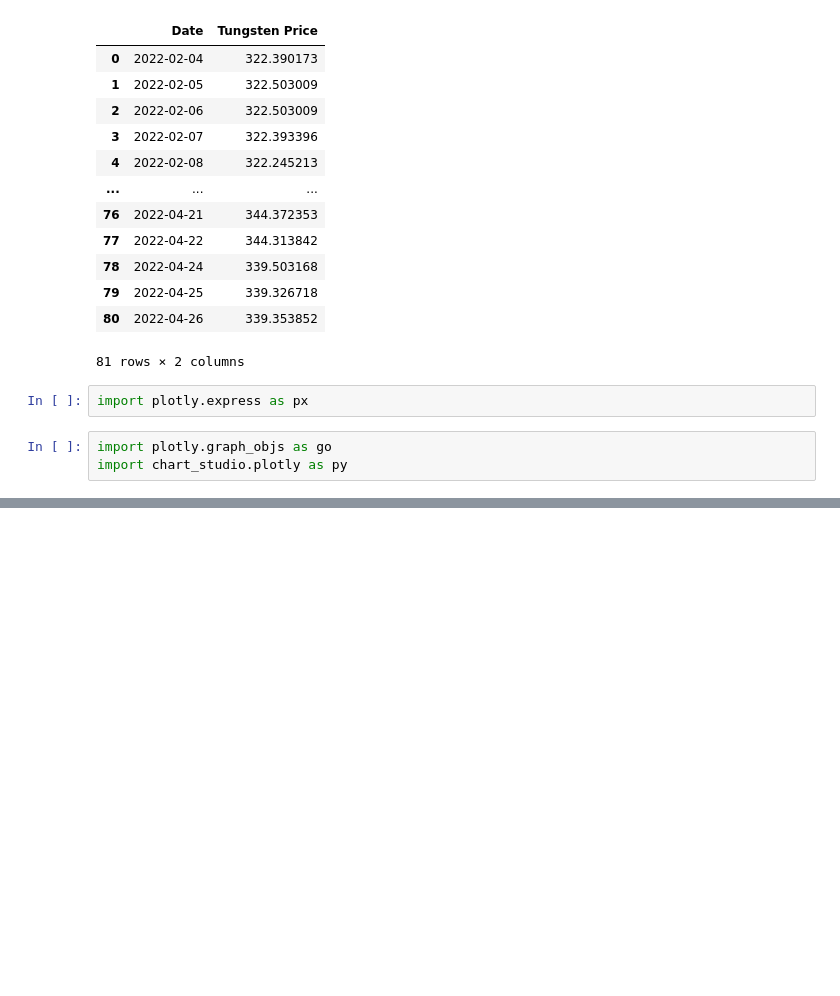
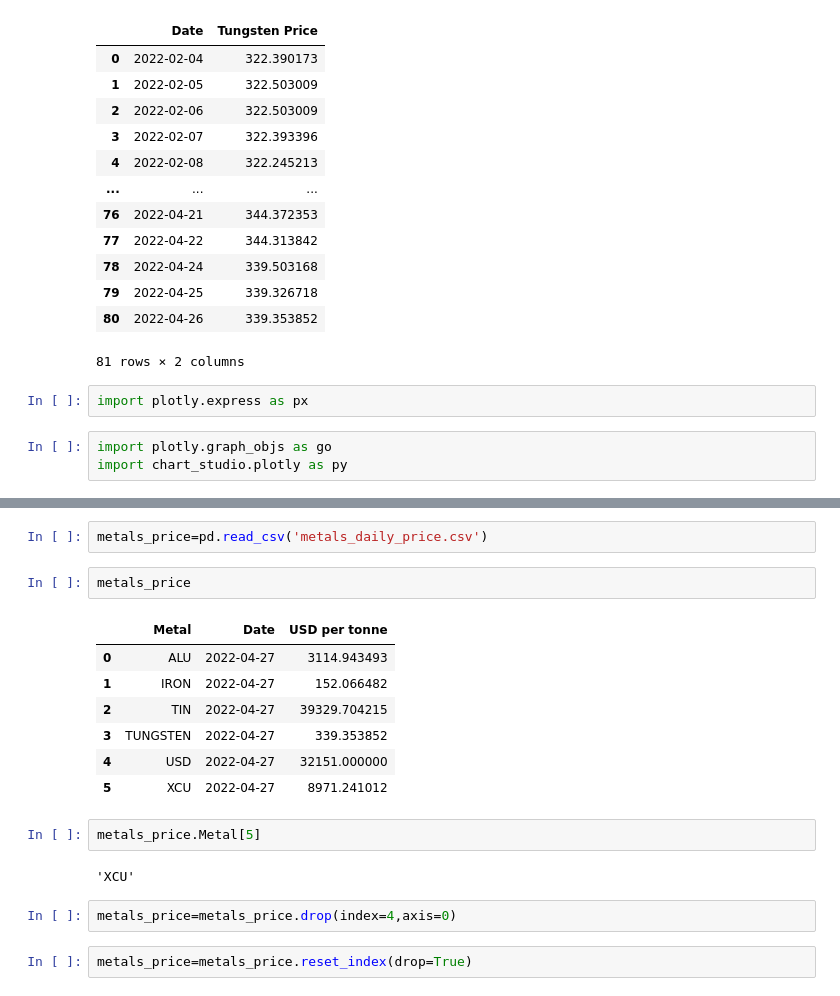
Before and after one commit to DiegoMerello/Final-Project-Ironhack, a Jupyter notebook: Data Visualization.ipynb, the cells around one changed output, grey strips where cells are left out. Drawn from its saved outputs; the diff is of its cells as text; blank space fills up the shorter version.

```diff
--- a/Data Visualization.ipynb
+++ b/Data Visualization.ipynb
@@ -28,0 +39,20 @@ fig= px.line(tungsten, x='Date', y='Tungsten Price USD/tonne',
+# %%
+metals_price=pd.read_csv('metals_daily_price.csv')
+# %%
+metals_price
+# %% [output]
+|  | Metal | Date | USD per tonne |
+| 0 | ALU | 2022-04-27 | 3114.943493 |
+| 1 | IRON | 2022-04-27 | 152.066482 |
+| 2 | TIN | 2022-04-27 | 39329.704215 |
+| 3 | TUNGSTEN | 2022-04-27 | 339.353852 |
+| 4 | USD | 2022-04-27 | 32151.000000 |
+| 5 | XCU | 2022-04-27 | 8971.241012 |
+# %%
+metals_price.Metal[5]
+# %% [output]
+'XCU'
+# %%
+metals_price=metals_price.drop(index=4,axis=0)
+# %%
+metals_price=metals_price.reset_index(drop=True)
```
Also changed, not shown: parts of 5 cells of this notebook.
